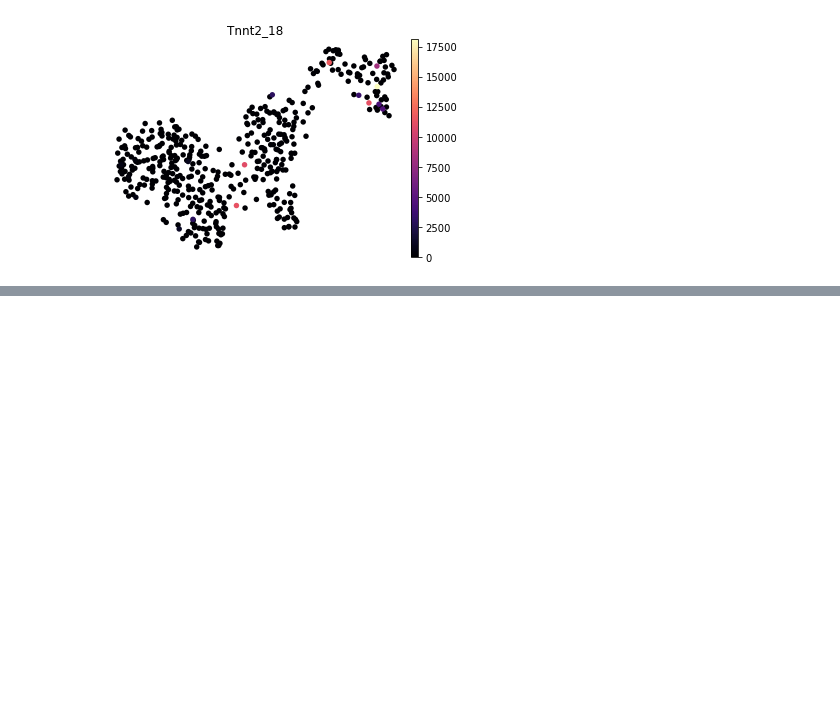
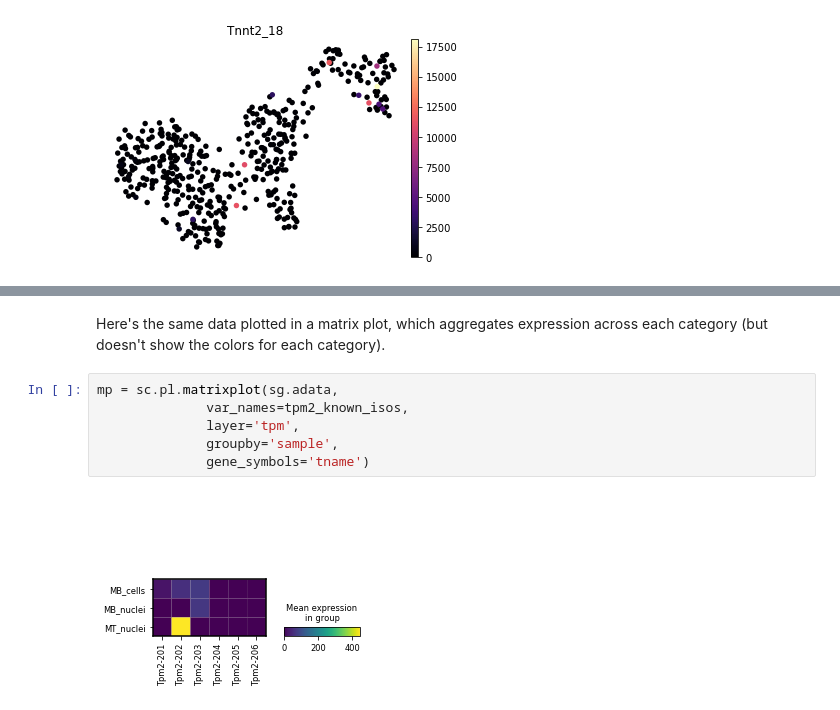
Before and after one commit to mortazavilab/swan_vis, a Jupyter notebook: tutorials/scanpy_compatibility.ipynb, the cells around one changed output, grey strips where cells are left out. Cells and saved outputs as stored; diff of their text form; blank space fills up the shorter version.

```diff
--- a/faqs/scanpy_integration.ipynb
+++ b/tutorials/scanpy_compatibility.ipynb
@@ -68,0 +164,10 @@ sc.pl.umap(sg.tes_adata,
+# %% [markdown]
+Here's the same data plotted in a matrix plot, which aggregates expression across each category (but doesn't show the colors for each category).
+# %%
+mp = sc.pl.matrixplot(sg.adata,
+              var_names=tpm2_known_isos,
+              layer='tpm',
+              groupby='sample',
+              gene_symbols='tname')
+# %% [output]
+[figure, added]
```
Also changed, not shown: parts of 23 cells of this notebook, 12 other files.
